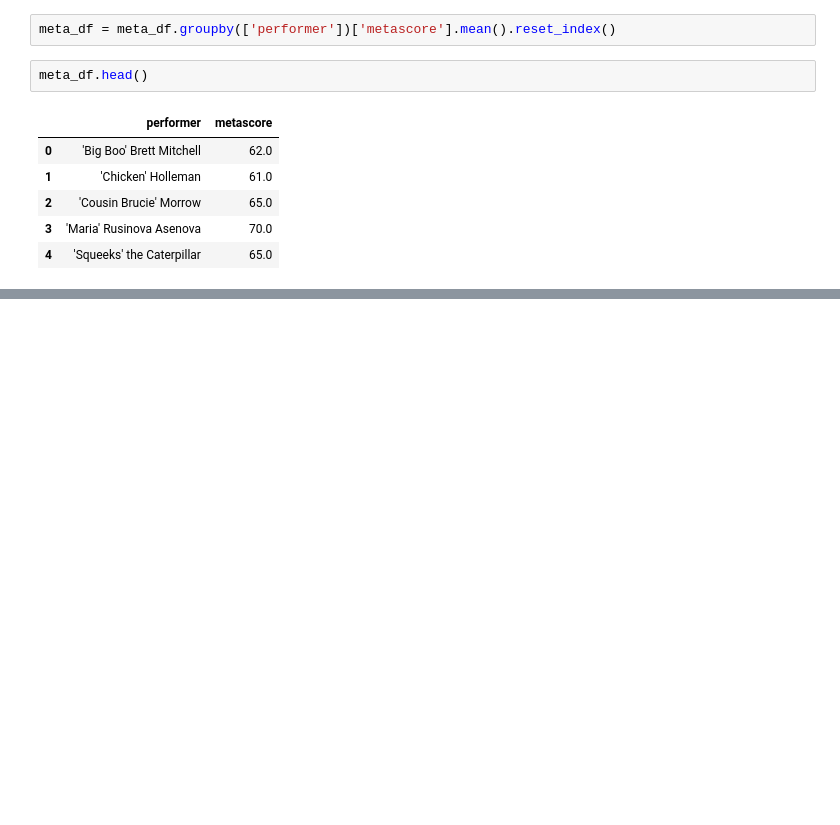
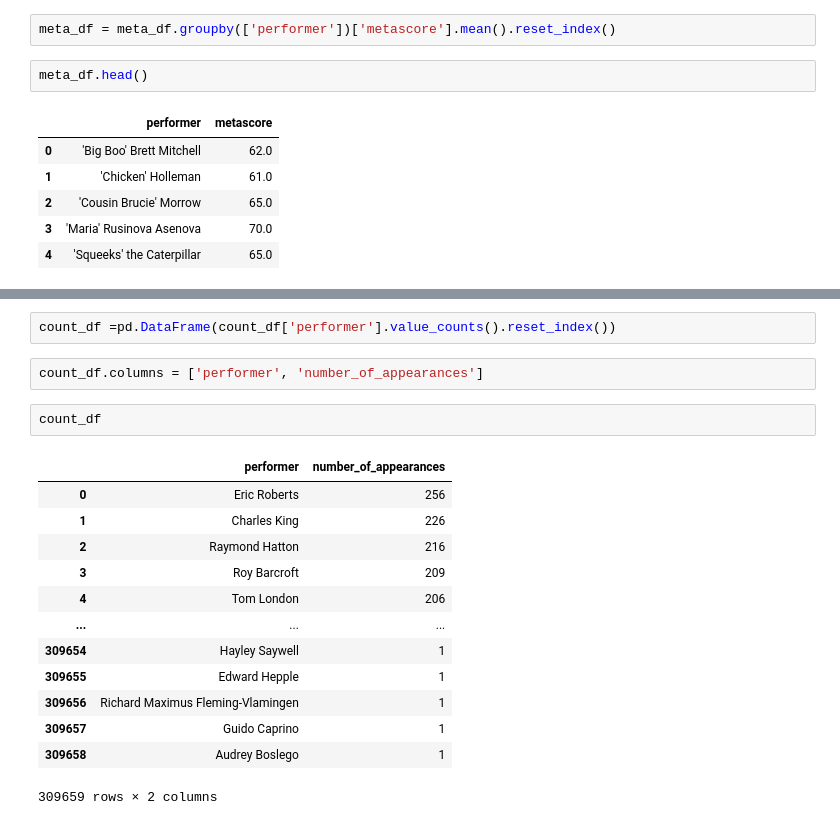
Before and after one commit to NKS8/Rutgers_DS_Project_2, a Jupyter notebook: actor_list/actor_performance.ipynb, the cells around one changed output, grey strips where cells are left out. Saved outputs shown, nothing was run; the diff lists cells and outputs as text; blank space fills up the shorter version.

```diff
--- a/actor_list/actor_performance.ipynb
+++ b/actor_list/actor_performance.ipynb
@@ -140,0 +180,20 @@ meta_df.head()
+# %%
+count_df =pd.DataFrame(count_df['performer'].value_counts().reset_index())
+# %%
+count_df.columns = ['performer', 'number_of_appearances']
+# %%
+count_df
+# %% [output]
+|  | performer | number_of_appearances |
+| 0 | Eric Roberts | 256 |
+| 1 | Charles King | 226 |
+| 2 | Raymond Hatton | 216 |
+| 3 | Roy Barcroft | 209 |
+| 4 | Tom London | 206 |
+| ... | ... | ... |
+| 309654 | Hayley Saywell | 1 |
+| 309655 | Edward Hepple | 1 |
+| 309656 | Richard Maximus Fleming-Vlamingen | 1 |
+| 309657 | Guido Caprino | 1 |
+| 309658 | Audrey Boslego | 1 |
+309659 rows × 2 columns
```
Also changed, not shown: parts of 4 cells of this notebook, 1 other file.
